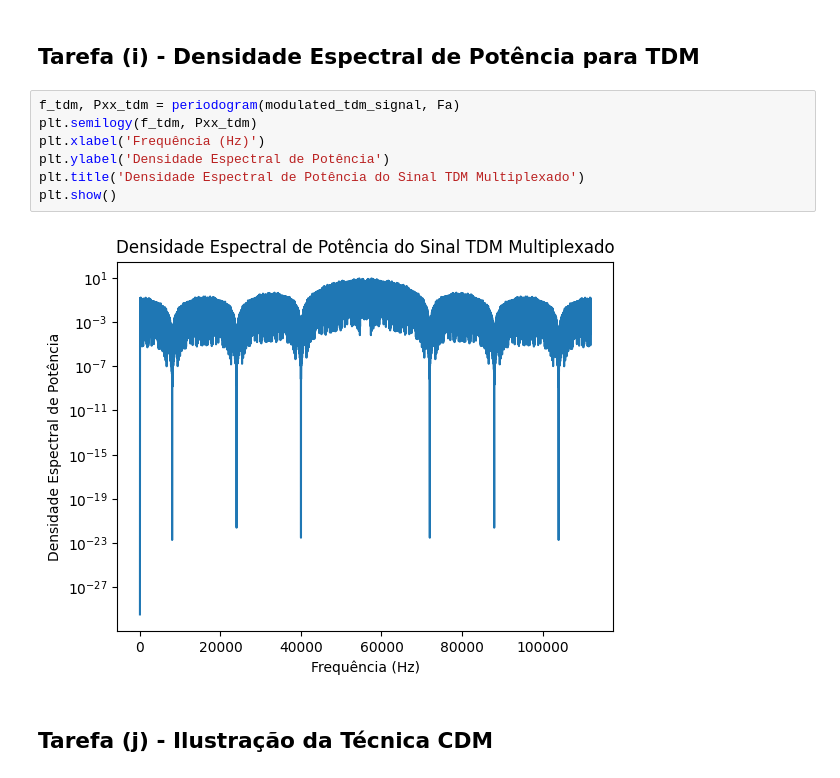
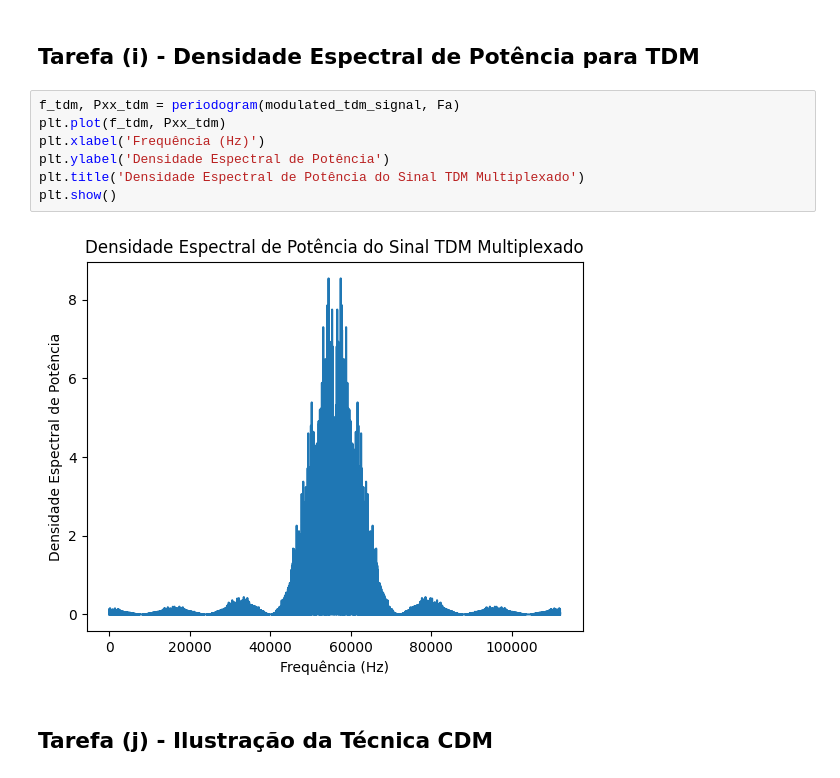
Before and after one commit to vini-fda/EET51_Lab4, a Jupyter notebook: lab4.ipynb, the cells around one changed output. Drawn from its saved outputs; the diff is of its cells as text.

```diff
--- a/lab4.ipynb
+++ b/lab4.ipynb
@@ -182,13 +184,13 @@ plt.show()
 ## Tarefa (i) - Densidade Espectral de Potência para TDM
 # %%
 f_tdm, Pxx_tdm = periodogram(modulated_tdm_signal, Fa)
-plt.semilogy(f_tdm, Pxx_tdm)
+plt.plot(f_tdm, Pxx_tdm)
 plt.xlabel('Frequência (Hz)')
 plt.ylabel('Densidade Espectral de Potência')
 plt.title('Densidade Espectral de Potência do Sinal TDM Multiplexado')
 plt.show()
 # %% [output]
-[figure, old version]
+[figure, new version]
 # %% [markdown]
 ## Tarefa (j) - Ilustração da Técnica CDM
 # %%
```
Also changed, not shown: parts of 4 cells of this notebook.
